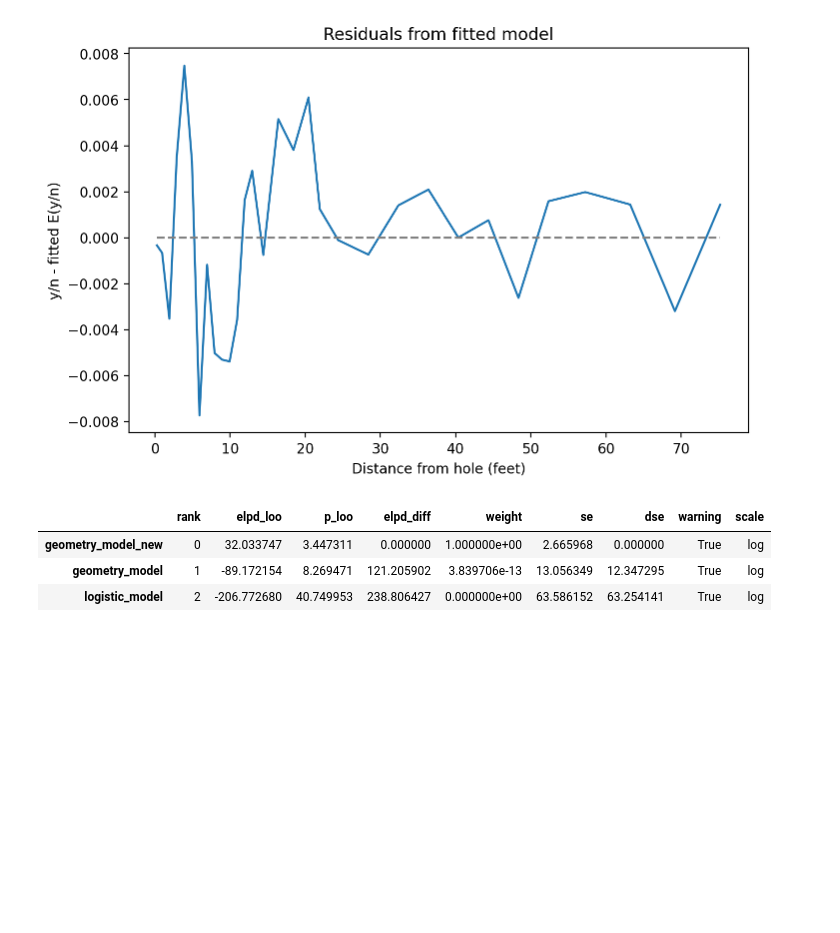
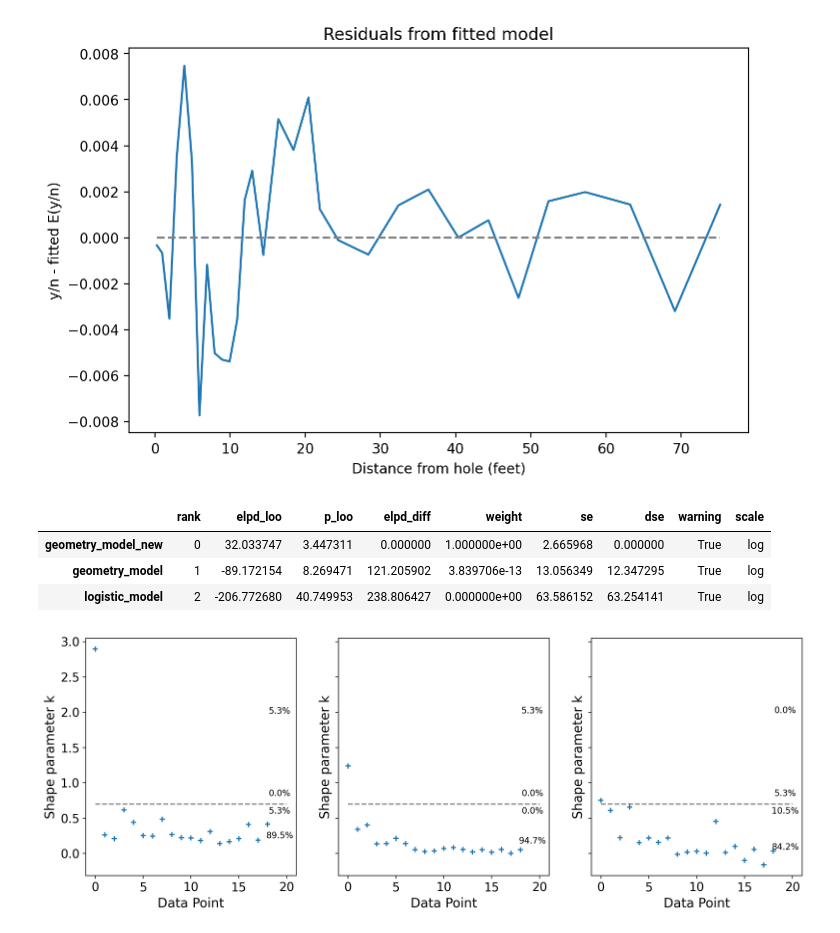
Before and after one commit to junpenglao/functionalbayes, a Jupyter notebook: golf_putting.ipynb, the cells around one changed output. Cells and saved outputs as stored; diff of their text form; code cells hidden in the pictures; blank space fills up the shorter version.

Commit message:
add khat plot

```diff
--- a/golf_putting.ipynb
+++ b/golf_putting.ipynb
@@ -733,3 +732,11 @@ az.compare(compare_dict)
 | geometry_model_new | 0 | 32.033747 | 3.447311 | 0.000000 | 1.000000e+00 | 2.665968 | 0.000000 | True | log |
 | geometry_model | 1 | -89.172154 | 8.269471 | 121.205902 | 3.839706e-13 | 13.056349 | 12.347295 | True | log |
 | logistic_model | 2 | -206.772680 | 40.749953 | 238.806427 | 0.000000e+00 | 63.586152 | 63.254141 | True | log |
+# %%
+_, axes = plt.subplots(1, 3, figsize=(15, 5), sharey=True)
+for ax, (k, idata) in zip(axes, compare_dict.items()):
+    loo = az.loo(idata, pointwise=True)
+    az.plot_khat(loo, show_bins=True, ax=ax)
+    ax.hlines(0.7, 0, 20, ls="--", color="gray")
+# %% [output]
+[figure, added]
```
Also changed, not shown: parts of 1 cell of this notebook.
